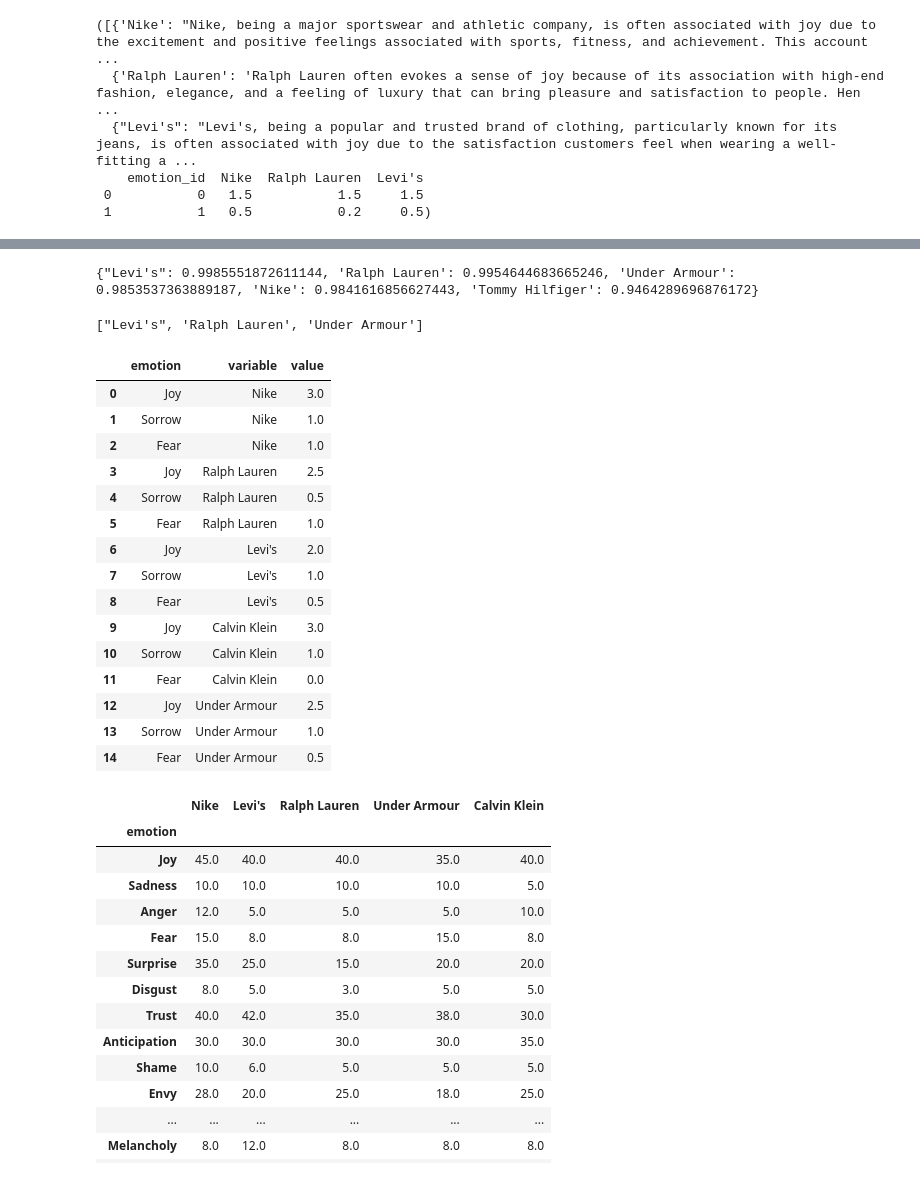
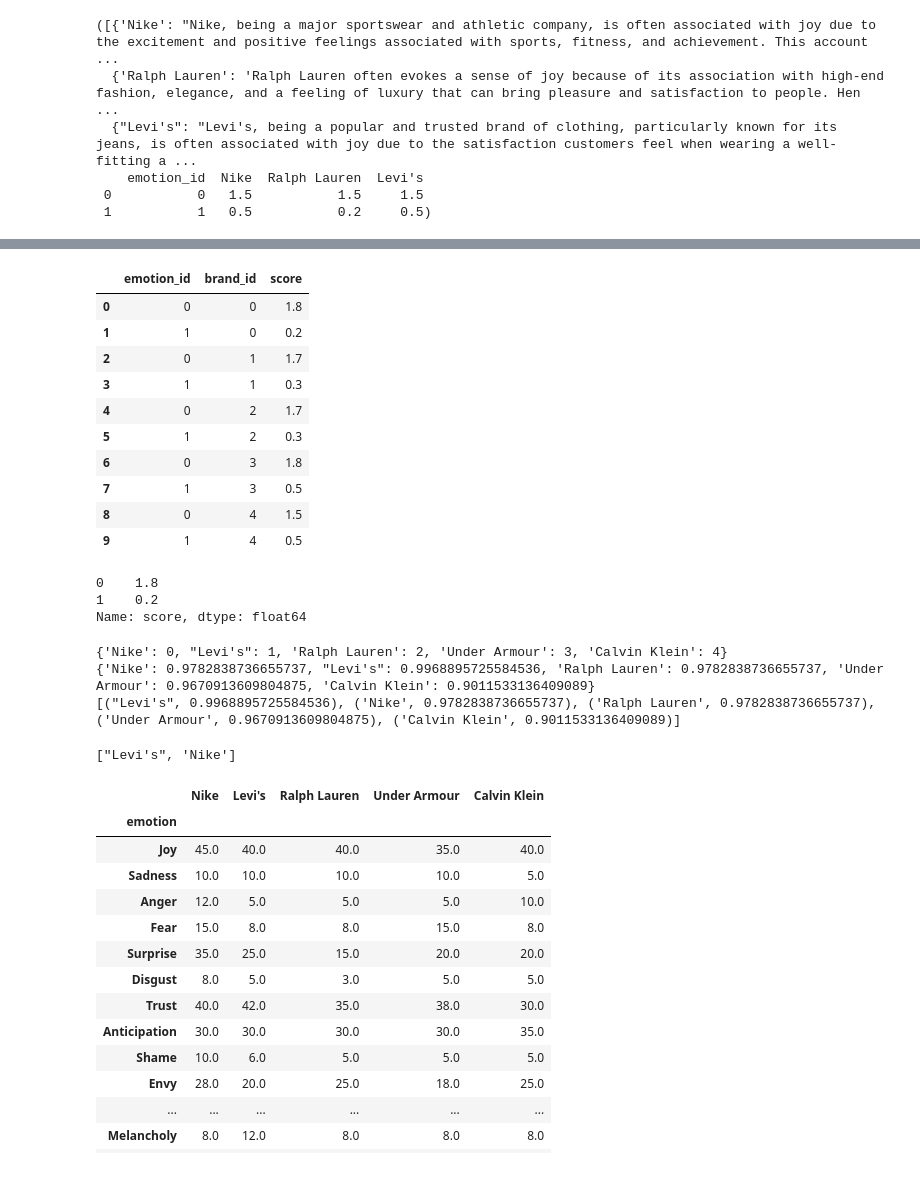
Before and after one commit to nedaresa/clothing_brand_recommender, a Jupyter notebook: explore.ipynb, the cells around one changed output, grey strips where cells are left out. Cells and saved outputs as stored; diff of their text form; code cells hidden in the pictures.

Commit message:
final get_similarity

```diff
--- a/explore.ipynb
+++ b/explore.ipynb
@@ -482,9 +482,15 @@ def get_brands_scores(model, api_key, emotions_df):
     all = get_all(brands_df, model, emotions_df, api_key)
     scoresinfo= all[0]
     scores_df = all[1]
+    scores_df = pd.melt(scores_df, id_vars='emotion_id', value_vars =list(scores_df.columns))
+    scores_df.rename(columns = {'variable':'name','value':'score'}, inplace=True)
+    scores_df = pd.merge(scores_df, brands_df[['brand_id','name']], on ='name', how ='inner')
+    scores_df.drop('name', axis= 1, inplace=True)
+    scores_df = scores_df[['emotion_id','brand_id','score']]
+
     scoreinfo_df= pd.DataFrame([(k,v) for data in scoresinfo for k,v in data.items()], columns = ['name', 'scores_info'])
     brands_df = pd.merge(brands_df, scoreinfo_df, how = 'left', on ='name' )
     brands_df = brands_df[['brand_id','name','brand_info', 'scores_info','gpt']]
     return (brands_df, scores_df)
 # %%
-bs = get_brands_scores(model, api_key, emotions_df[:4])
+bs = get_brands_scores(model, api_key, emotions_df[:2])
@@ -491,2 +513,23 @@ bs = get_brands_scores(model, api_key, emotions_df[:4])
+# %%
+bs[1]
+# %% [output]
+|  | emotion_id | brand_id | score |
+| 0 | 0 | 0 | 1.8 |
+| 1 | 1 | 0 | 0.2 |
+| 2 | 0 | 1 | 1.7 |
+| 3 | 1 | 1 | 0.3 |
+| 4 | 0 | 2 | 1.7 |
+| 5 | 1 | 2 | 0.3 |
+| 6 | 0 | 3 | 1.8 |
+| 7 | 1 | 3 | 0.5 |
+| 8 | 0 | 4 | 1.5 |
+| 9 | 1 | 4 | 0.5 |
+# %%
+brand_id_ls = list(bs[1]['brand_id'].unique())
+bs[1].loc[bs[1]['brand_id']==0]['score']
+# %% [output]
+0    1.8
+1    0.2
+Name: score, dtype: float64
 # %%
 #test
@@ -512,31 +557,14 @@ def get_similarity(df, dfs, number):
     return recommendations
 # %%
-number = 3
-bs = get_brands_scores(model, api_key, emotions_df[:4])
-out_one = get_one(thing, model, emotions_df.iloc[:4], api_key)
-get_similarity(out_one[1], bs[1], number)
+number = 2
+bs = get_brands_scores(model, api_key, emotions_df[:3])
+out_one = get_one(thing, model, emotions_df.iloc[:3], api_key)
+get_similarity(out_one[1], bs[1], bs[0], number)
 # %% [output]
-{"Levi's": 0.9985551872611144, 'Ralph Lauren': 0.9954644683665246, 'Under Armour': 0.9853537363889187, 'Nike': 0.9841616856627443, 'Tommy Hilfiger': 0.9464289696876172}
+{'Nike': 0, "Levi's": 1, 'Ralph Lauren': 2, 'Under Armour': 3, 'Calvin Klein': 4}
+{'Nike': 0.9782838736655737, "Levi's": 0.9968895725584536, 'Ralph Lauren': 0.9782838736655737, 'Under Armour': 0.9670913609804875, 'Calvin Klein': 0.9011533136409089}
+[("Levi's", 0.9968895725584536), ('Nike', 0.9782838736655737), ('Ralph Lauren', 0.9782838736655737), ('Under Armour', 0.9670913609804875), ('Calvin Klein', 0.9011533136409089)]
-["Levi's", 'Ralph Lauren', 'Under Armour']
+["Levi's", 'Nike']
-# %%
-pd.melt(o.reset_index(), id_vars='emotion', value_vars =list(o.columns))
-# %% [output]
-|  | emotion | variable | value |
-| 0 | Joy | Nike | 3.0 |
-| 1 | Sorrow | Nike | 1.0 |
-| 2 | Fear | Nike | 1.0 |
-| 3 | Joy | Ralph Lauren | 2.5 |
-| 4 | Sorrow | Ralph Lauren | 0.5 |
-| 5 | Fear | Ralph Lauren | 1.0 |
-| 6 | Joy | Levi's | 2.0 |
-| 7 | Sorrow | Levi's | 1.0 |
-| 8 | Fear | Levi's | 0.5 |
-| 9 | Joy | Calvin Klein | 3.0 |
-| 10 | Sorrow | Calvin Klein | 1.0 |
-| 11 | Fear | Calvin Klein | 0.0 |
-| 12 | Joy | Under Armour | 2.5 |
-| 13 | Sorrow | Under Armour | 1.0 |
-| 14 | Fear | Under Armour | 0.5 |
 # %%
 # def check_emotions_exists(model, api_key, db_name, mytable):
 #     with sqlite3.connect(os.path.abspath(db_name)) as conn:
```
Also changed, not shown: parts of 3 cells of this notebook.
